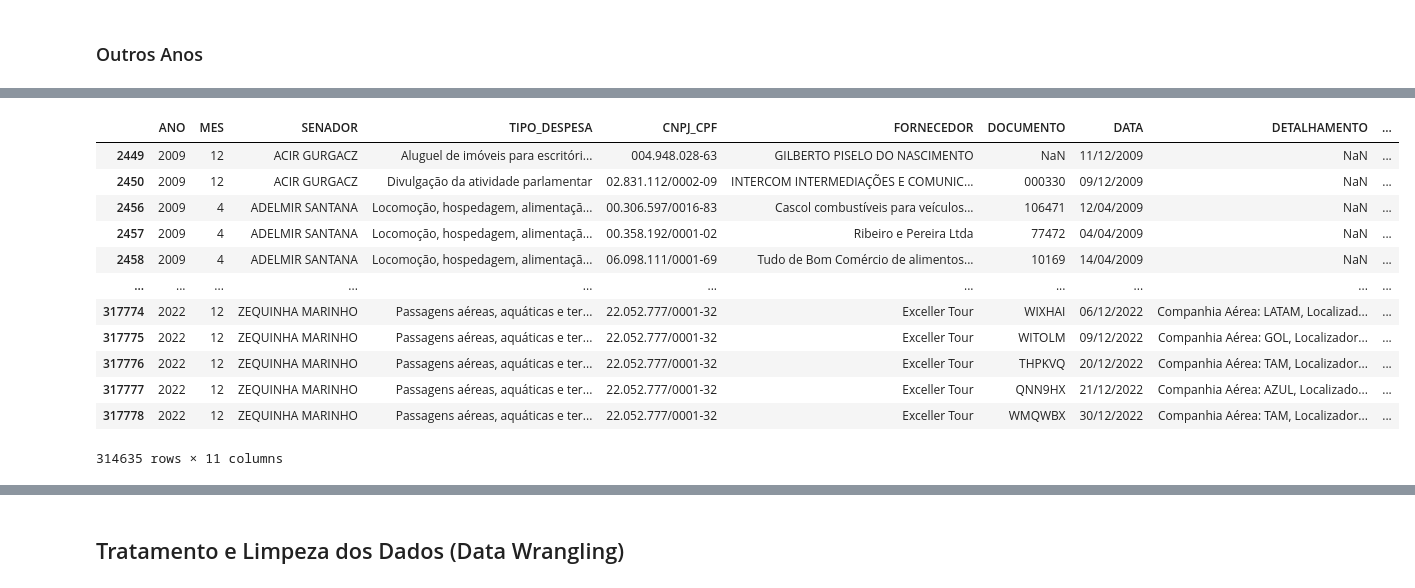
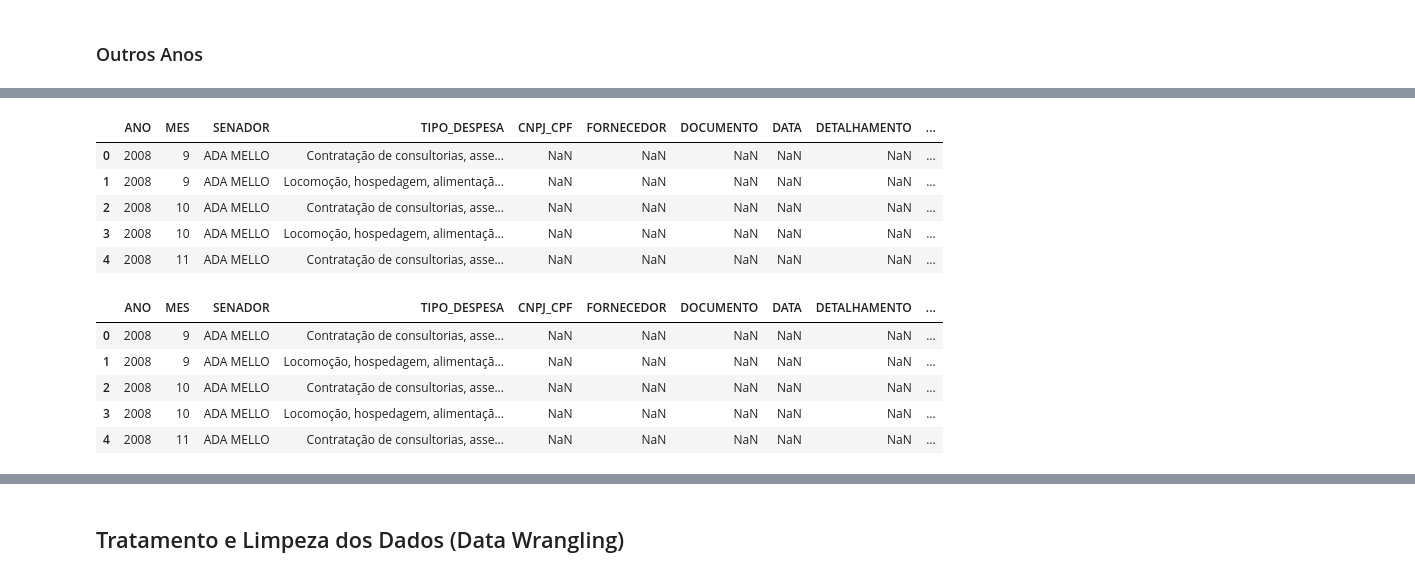
Before and after one commit to wsricardo/eda-tcs, a Jupyter notebook: aedSenadoBr.ipynb, the cells around one changed output, grey strips where cells are left out. Drawn from its saved outputs; the diff is of its cells as text; code cells hidden in the pictures.

Commit message:
Update pandas python notebooks and data.csv

```diff
--- a/aedSenadoBr.ipynb
+++ b/aedSenadoBr.ipynb
@@ -91,2 +60,0 @@ Name: VALOR_REEMBOLSADO, Length: 317779, dtype: object
-# %%
-dff = dff.dropna(subset=['DATA'])
@@ -113,3 +60,0 @@ s = dff['VALOR_REEMBOLSADO'].apply(lambda x: True if re.search(r'[0-9]+(,)[0-9]+
-# %%
-dff = dff.mask(s, 0.0)
-dff
@@ -130,22 +61,25 @@ dff
 # %%
-dff['VALOR_REEMBOLSADO'] = dff['VALOR_REEMBOLSADO'].apply( lambda x: x.strip(' ') )
-dff['VALOR_REEMBOLSADO'] = dff['VALOR_REEMBOLSADO'].apply( lambda x: x.replace('\n\t','') )
+dff.loc[0:dff.shape[0],'VALOR_REEMBOLSADO'].replace(r'(\s)', '', regex=True, inplace=True)
+dff.loc[0:dff.shape[0],'VALOR_REEMBOLSADO'].replace(r'(\n)','', regex=True, inplace=True)
+dff.loc[0:dff.shape[0], 'VALOR_REEMBOLSADO'].replace(r'(\r)', '', regex=True, inplace=True)
+dff.head()
+# %% [output]
+|  | ANO | MES | SENADOR | TIPO_DESPESA | CNPJ_CPF | FORNECEDOR | DOCUMENTO | DATA | DETALHAMENTO | ... |
+| 0 | 2008 | 9 | ADA MELLO | Contratação de consultorias, asse... | NaN | NaN | NaN | NaN | NaN | ... |
+| 1 | 2008 | 9 | ADA MELLO | Locomoção, hospedagem, alimentaçã... | NaN | NaN | NaN | NaN | NaN | ... |
+| 2 | 2008 | 10 | ADA MELLO | Contratação de consultorias, asse... | NaN | NaN | NaN | NaN | NaN | ... |
+| 3 | 2008 | 10 | ADA MELLO | Locomoção, hospedagem, alimentaçã... | NaN | NaN | NaN | NaN | NaN | ... |
+| 4 | 2008 | 11 | ADA MELLO | Contratação de consultorias, asse... | NaN | NaN | NaN | NaN | NaN | ... |
 # %%
-dff['VALOR_REEMBOLSADO'] = dff['VALOR_REEMBOLSADO'].replace( regex={r'(,)':'.'} )
+dff.loc[0:,'VALOR_REEMBOLSADO'].replace( regex=r'(,)', value='.',  inplace=True )
+#dff.loc[0:dff.shape[0],'VALOR_REEMBOLSADO'] =dff.loc[0:dff.shape[0],'VALOR_REEMBOLSADO'].replace( regex={r'(,)':'.'} )
 #dfs['VALOR_REEMBOLSADO'] = pd.to_numeric(dff['VALOR_REEMBOLSADO'], downcast='float')
-dff
+dff.head()
 # %% [output]
 |  | ANO | MES | SENADOR | TIPO_DESPESA | CNPJ_CPF | FORNECEDOR | DOCUMENTO | DATA | DETALHAMENTO | ... |
-| 2449 | 2009 | 12 | ACIR GURGACZ | Aluguel de imóveis para escritóri... | 004.948.028-63 | GILBERTO PISELO DO NASCIMENTO | NaN | 11/12/2009 | NaN | ... |
-| 2450 | 2009 | 12 | ACIR GURGACZ | Divulgação da atividade parlamentar | 02.831.112/0002-09 | INTERCOM INTERMEDIAÇÕES E COMUNIC... | 000330 | 09/12/2009 | NaN | ... |
-| 2456 | 2009 | 4 | ADELMIR SANTANA | Locomoção, hospedagem, alimentaçã... | 00.306.597/0016-83 | Cascol combustíveis para veículos... | 106471 | 12/04/2009 | NaN | ... |
-| 2457 | 2009 | 4 | ADELMIR SANTANA | Locomoção, hospedagem, alimentaçã... | 00.358.192/0001-02 | Ribeiro e Pereira Ltda | 77472 | 04/04/2009 | NaN | ... |
-| 2458 | 2009 | 4 | ADELMIR SANTANA | Locomoção, hospedagem, alimentaçã... | 06.098.111/0001-69 | Tudo de Bom Comércio de alimentos... | 10169 | 14/04/2009 | NaN | ... |
-| ... | ... | ... | ... | ... | ... | ... | ... | ... | ... | ... |
-| 317774 | 2022 | 12 | ZEQUINHA MARINHO | Passagens aéreas, aquáticas e ter... | 22.052.777/0001-32 | Exceller Tour | WIXHAI | 06/12/2022 | Companhia Aérea: LATAM, Localizad... | ... |
-| 317775 | 2022 | 12 | ZEQUINHA MARINHO | Passagens aéreas, aquáticas e ter... | 22.052.777/0001-32 | Exceller Tour | WITOLM | 09/12/2022 | Companhia Aérea: GOL, Localizador... | ... |
-| 317776 | 2022 | 12 | ZEQUINHA MARINHO | Passagens aéreas, aquáticas e ter... | 22.052.777/0001-32 | Exceller Tour | THPKVQ | 20/12/2022 | Companhia Aérea: TAM, Localizador... | ... |
-| 317777 | 2022 | 12 | ZEQUINHA MARINHO | Passagens aéreas, aquáticas e ter... | 22.052.777/0001-32 | Exceller Tour | QNN9HX | 21/12/2022 | Companhia Aérea: AZUL, Localizado... | ... |
-| 317778 | 2022 | 12 | ZEQUINHA MARINHO | Passagens aéreas, aquáticas e ter... | 22.052.777/0001-32 | Exceller Tour | WMQWBX | 30/12/2022 | Companhia Aérea: TAM, Localizador... | ... |
+| 0 | 2008 | 9 | ADA MELLO | Contratação de consultorias, asse... | NaN | NaN | NaN | NaN | NaN | ... |
+| 1 | 2008 | 9 | ADA MELLO | Locomoção, hospedagem, alimentaçã... | NaN | NaN | NaN | NaN | NaN | ... |
+| 2 | 2008 | 10 | ADA MELLO | Contratação de consultorias, asse... | NaN | NaN | NaN | NaN | NaN | ... |
+| 3 | 2008 | 10 | ADA MELLO | Locomoção, hospedagem, alimentaçã... | NaN | NaN | NaN | NaN | NaN | ... |
+| 4 | 2008 | 11 | ADA MELLO | Contratação de consultorias, asse... | NaN | NaN | NaN | NaN | NaN | ... |
-314635 rows × 11 columns
 # %%
```
Also changed, not shown: parts of 12 cells of this notebook, 1 other file.
